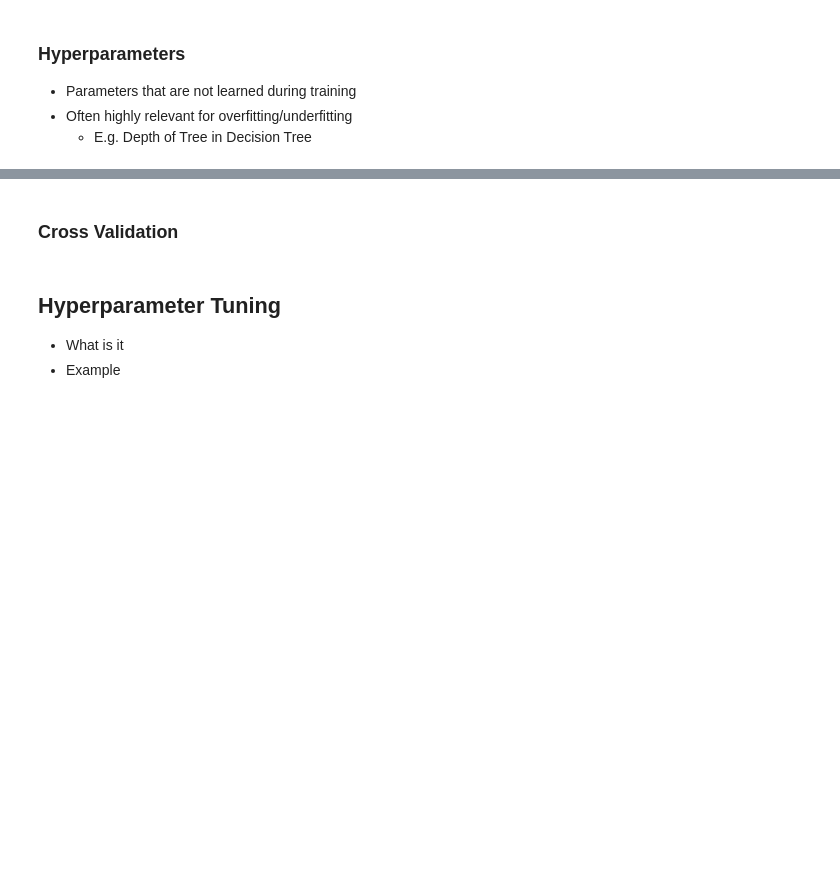
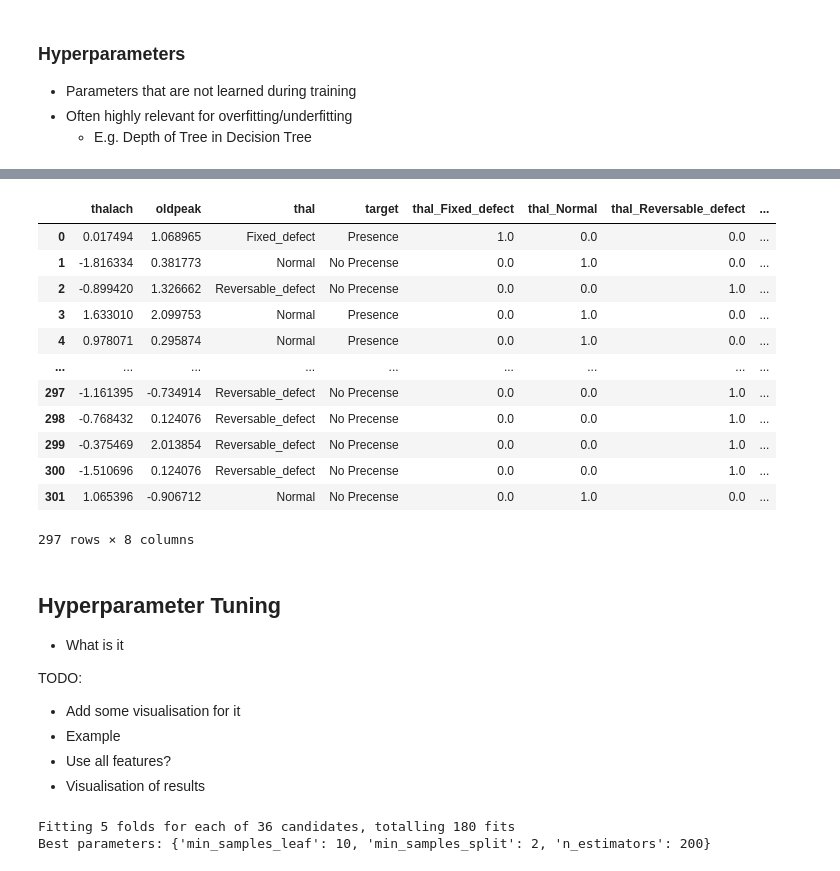
Before and after one commit to ucgmsim/qc_ml_workshop_2024, a Jupyter notebook: ml_notebook.ipynb, the cells around one changed output, grey strips where cells are left out. Cells and saved outputs as stored; diff of their text form; code cells hidden in the pictures; blank space fills up the shorter version.

Commit message:
Switch to heart disease dataset, more progress on the notebook

```diff
--- a/ml_notebook.ipynb
+++ b/ml_notebook.ipynb
@@ -299,0 +275,21 @@ Validation Accuracy: 0.90
+# %%
+from sklearn.tree import DecisionTreeClassifier
+from sklearn.metrics import accuracy_score
+from sklearn.model_selection import cross_val_score
+from ml_nb_code import get_prepped_heart_df
+import numpy as np
+
+np.random.seed(5)
+
+heart_df, feature_keys = get_prepped_heart_df()
+
+# Create a Decision Tree classifier
+clf = DecisionTreeClassifier(random_state=42)
+
+# Use cross-validation to evaluate the model
+cv_scores = cross_val_score(clf, heart_df[feature_keys], heart_df["target_encoded"], cv=5)
+
+# Print the cross-validation scores
+print(f"Cross-validation scores: {', '.join([f'{cur_score:.3f}' for cur_score in cv_scores])}")
+print(f"Mean cross-validation score: {cv_scores.mean():.2f}")
+print(f"Standard deviation of cross-validation scores: {cv_scores.std():.2f}")
@@ -385,6 +315,52 @@ update_plot()
-# %% [markdown]
-### Cross Validation
+# %%
+heart_df
+# %% [output]
+|  | thalach | oldpeak | thal | target | thal_Fixed_defect | thal_Normal | thal_Reversable_defect | ... |
+| 0 | 0.017494 | 1.068965 | Fixed_defect | Presence | 1.0 | 0.0 | 0.0 | ... |
+| 1 | -1.816334 | 0.381773 | Normal | No Precense | 0.0 | 1.0 | 0.0 | ... |
+| 2 | -0.899420 | 1.326662 | Reversable_defect | No Precense | 0.0 | 0.0 | 1.0 | ... |
+| 3 | 1.633010 | 2.099753 | Normal | Presence | 0.0 | 1.0 | 0.0 | ... |
+| 4 | 0.978071 | 0.295874 | Normal | Presence | 0.0 | 1.0 | 0.0 | ... |
+| ... | ... | ... | ... | ... | ... | ... | ... | ... |
+| 297 | -1.161395 | -0.734914 | Reversable_defect | No Precense | 0.0 | 0.0 | 1.0 | ... |
+| 298 | -0.768432 | 0.124076 | Reversable_defect | No Precense | 0.0 | 0.0 | 1.0 | ... |
+| 299 | -0.375469 | 2.013854 | Reversable_defect | No Precense | 0.0 | 0.0 | 1.0 | ... |
+| 300 | -1.510696 | 0.124076 | Reversable_defect | No Precense | 0.0 | 0.0 | 1.0 | ... |
+| 301 | 1.065396 | -0.906712 | Normal | No Precense | 0.0 | 1.0 | 0.0 | ... |
+297 rows × 8 columns
 # %% [markdown]
 ## Hyperparameter Tuning
 - What is it
+
+TODO:
+- Add some visualisation for it
 - Example
+- Use all features?
+- Visualisation of results
+# %%
+### Grid Search Example
+from sklearn.ensemble import RandomForestClassifier
+from sklearn.model_selection import GridSearchCV
+from ml_nb_code import get_prepped_heart_df
+
+heart_df, feature_keys = get_prepped_heart_df()
+
+# Create a Random Forest classifier
+rf = RandomForestClassifier(random_state=42)
+
+# Define the parameter grid for the grid search
+param_grid = {
+    'n_estimators': [50, 100, 200],
+    'min_samples_split': [2, 5, 10],
+    'min_samples_leaf': [1, 2, 4, 10]
+}
+
+# Perform the grid search using cross-validation
+grid_search = GridSearchCV(estimator=rf, param_grid=param_grid, cv=5, n_jobs=-1, verbose=5, scoring='accuracy')
+grid_search.fit(heart_df[feature_keys], heart_df["target_encoded"])
+
+# Print the best parameters and the best score
+print(f"Best parameters: {grid_search.best_params_}")
+# %% [output]
+Fitting 5 folds for each of 36 candidates, totalling 180 fits
+Best parameters: {'min_samples_leaf': 10, 'min_samples_split': 2, 'n_estimators': 200}
```
Also changed, not shown: parts of 28 cells of this notebook, 2 other files.
